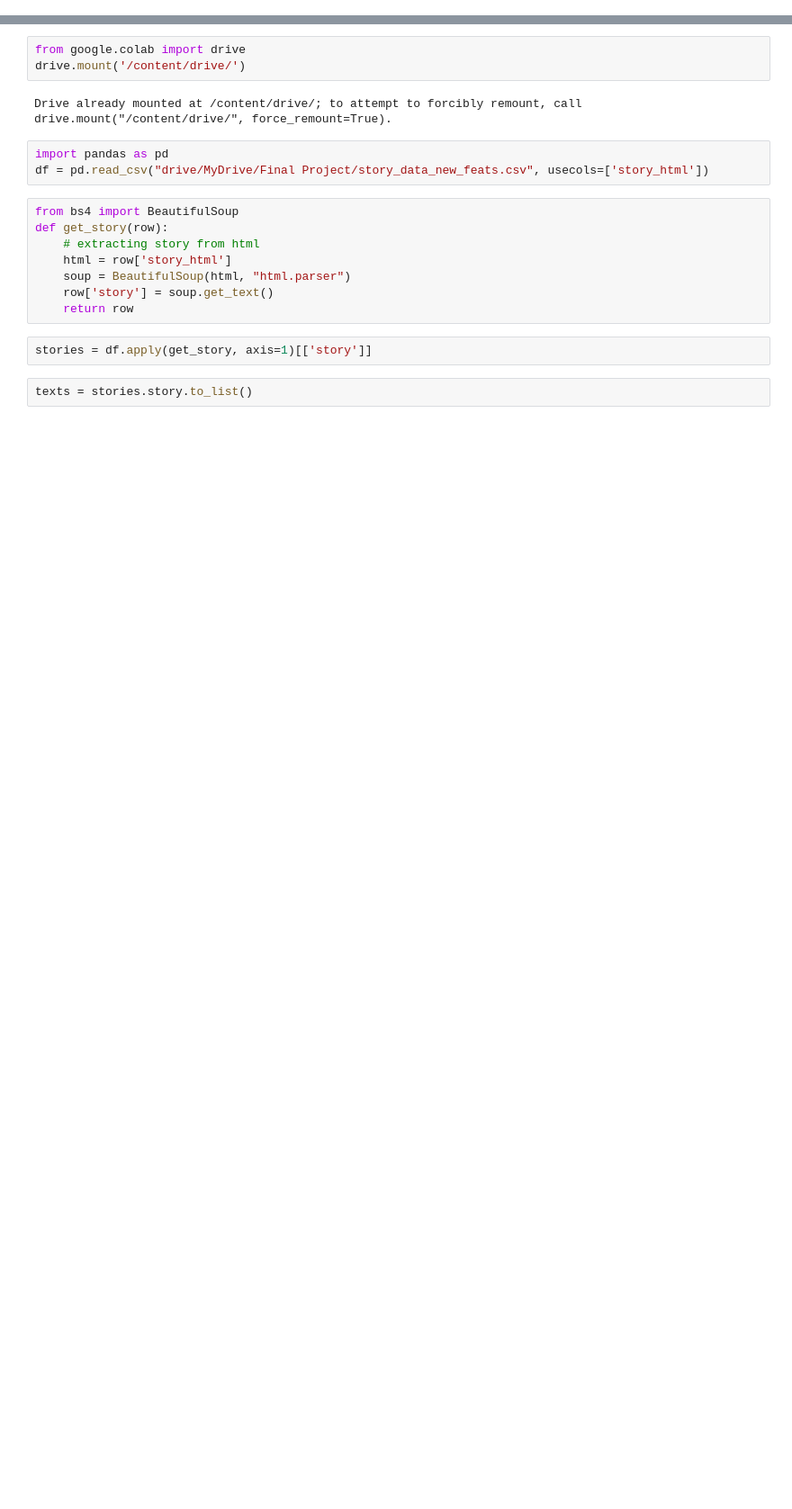
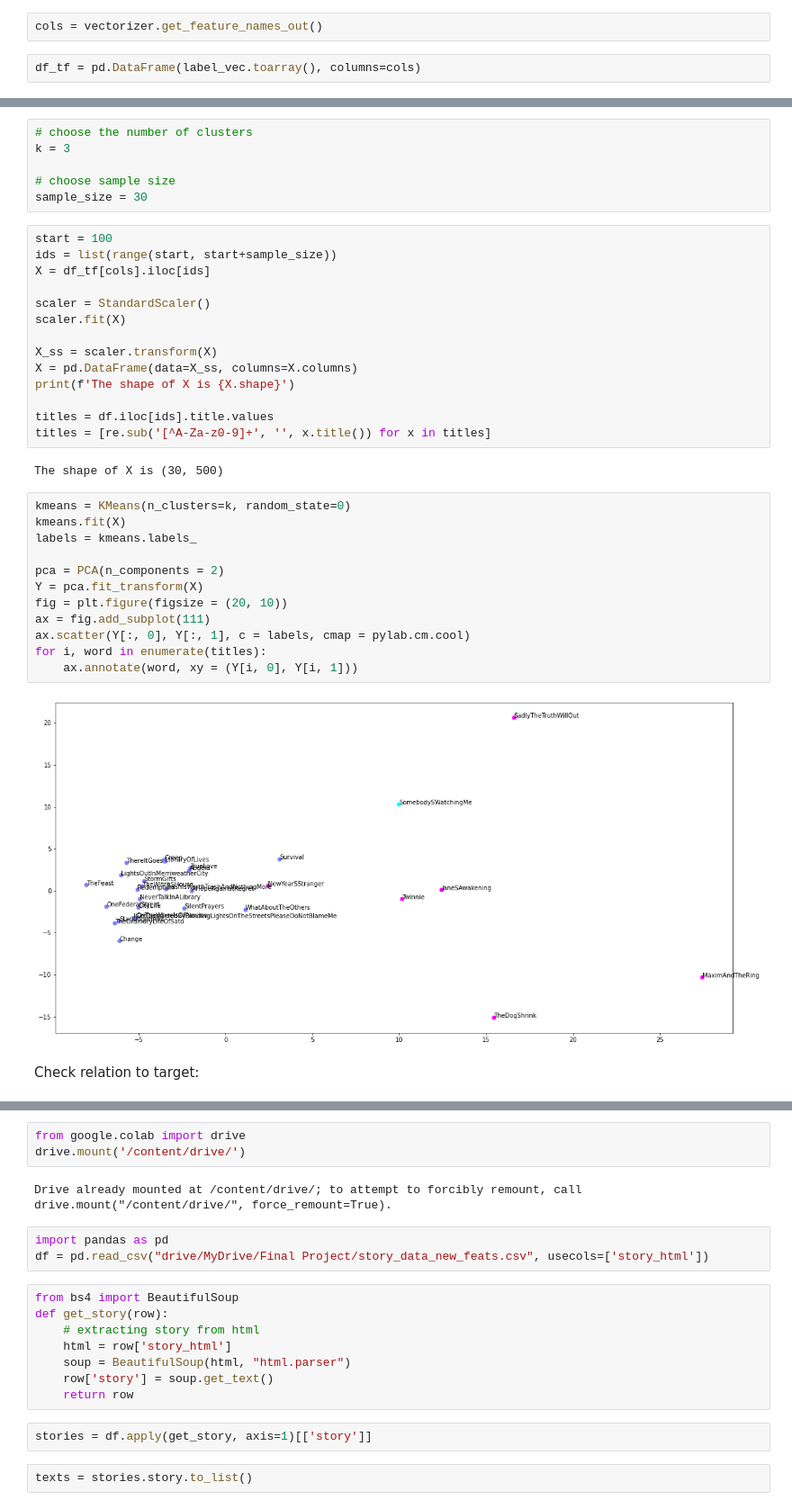
Before and after one commit to batyaamericus/OncUponTim, a Jupyter notebook: embedding_clustering_PCA.ipynb, the cells around one changed output, grey strips where cells are left out. Shown: that part at 90% size. Drawn from its saved outputs; the diff is of its cells as text; blank space fills up the shorter version.

```diff
--- a/embedding_clustering_PCA.ipynb
+++ b/embedding_clustering_PCA.ipynb
@@ -0,0 +536,4 @@
+# %%
+cols = vectorizer.get_feature_names_out()
+# %%
+df_tf = pd.DataFrame(label_vec.toarray(), columns=cols)
@@ -0,0 +549,38 @@
+# %%
+# choose the number of clusters
+k = 3
+
+# choose sample size
+sample_size = 30
+# %%
+start = 100
+ids = list(range(start, start+sample_size))
+X = df_tf[cols].iloc[ids]
+
+scaler = StandardScaler()
+scaler.fit(X)
+
+X_ss = scaler.transform(X)
+X = pd.DataFrame(data=X_ss, columns=X.columns)
+print(f'The shape of X is {X.shape}')
+
+titles = df.iloc[ids].title.values
+titles = [re.sub('[^A-Za-z0-9]+', '', x.title()) for x in titles]
+# %% [output]
+The shape of X is (30, 500)
+# %%
+kmeans = KMeans(n_clusters=k, random_state=0)
+kmeans.fit(X)
+labels = kmeans.labels_
+
+pca = PCA(n_components = 2)
+Y = pca.fit_transform(X)
+fig = plt.figure(figsize = (20, 10))
+ax = fig.add_subplot(111)
+ax.scatter(Y[:, 0], Y[:, 1], c = labels, cmap = pylab.cm.cool)
+for i, word in enumerate(titles):
+    ax.annotate(word, xy = (Y[i, 0], Y[i, 1]))
+# %% [output]
+[figure, added]
+# %% [markdown]
+Check relation to target:
```
Also changed, not shown: parts of 74 cells of this notebook.
